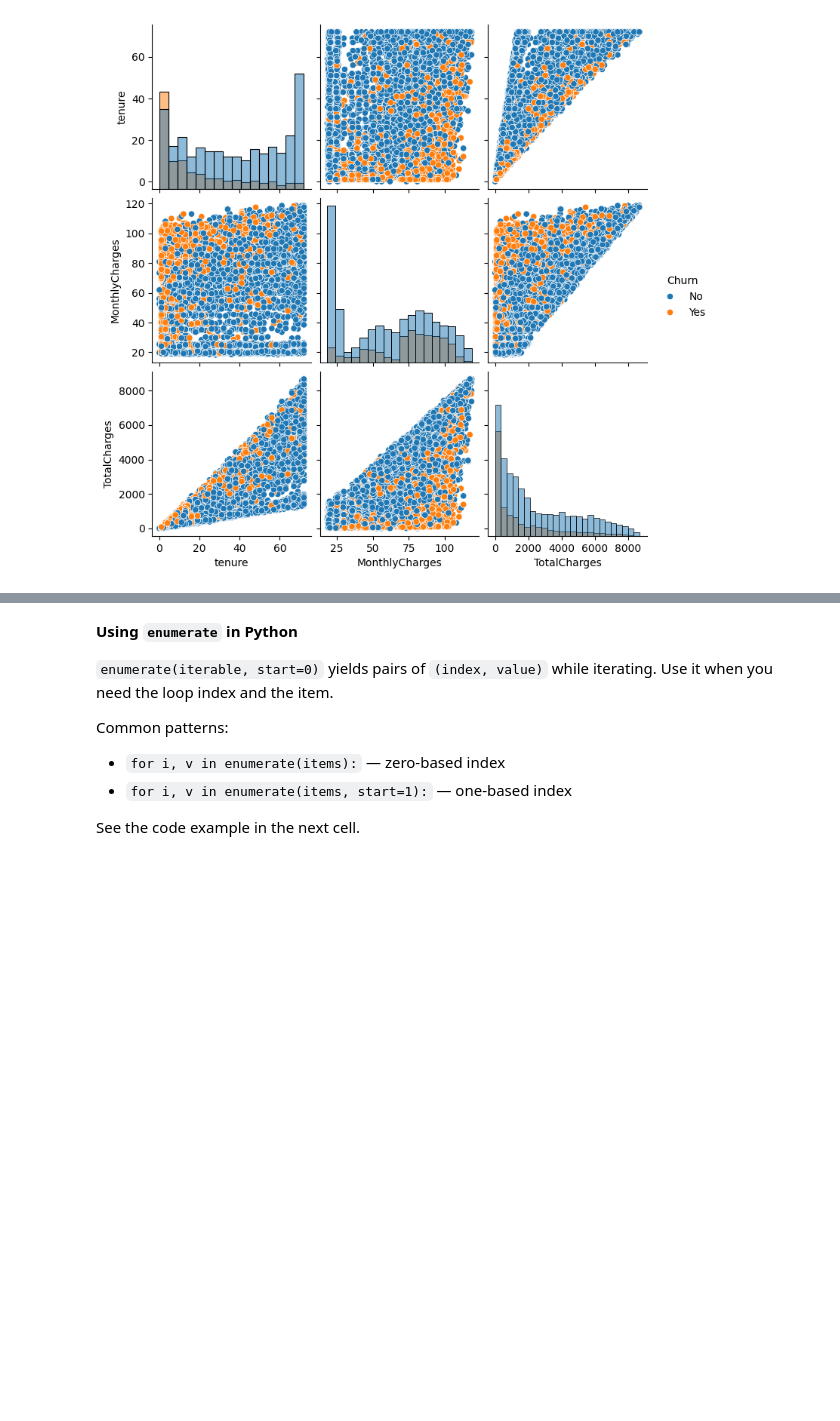
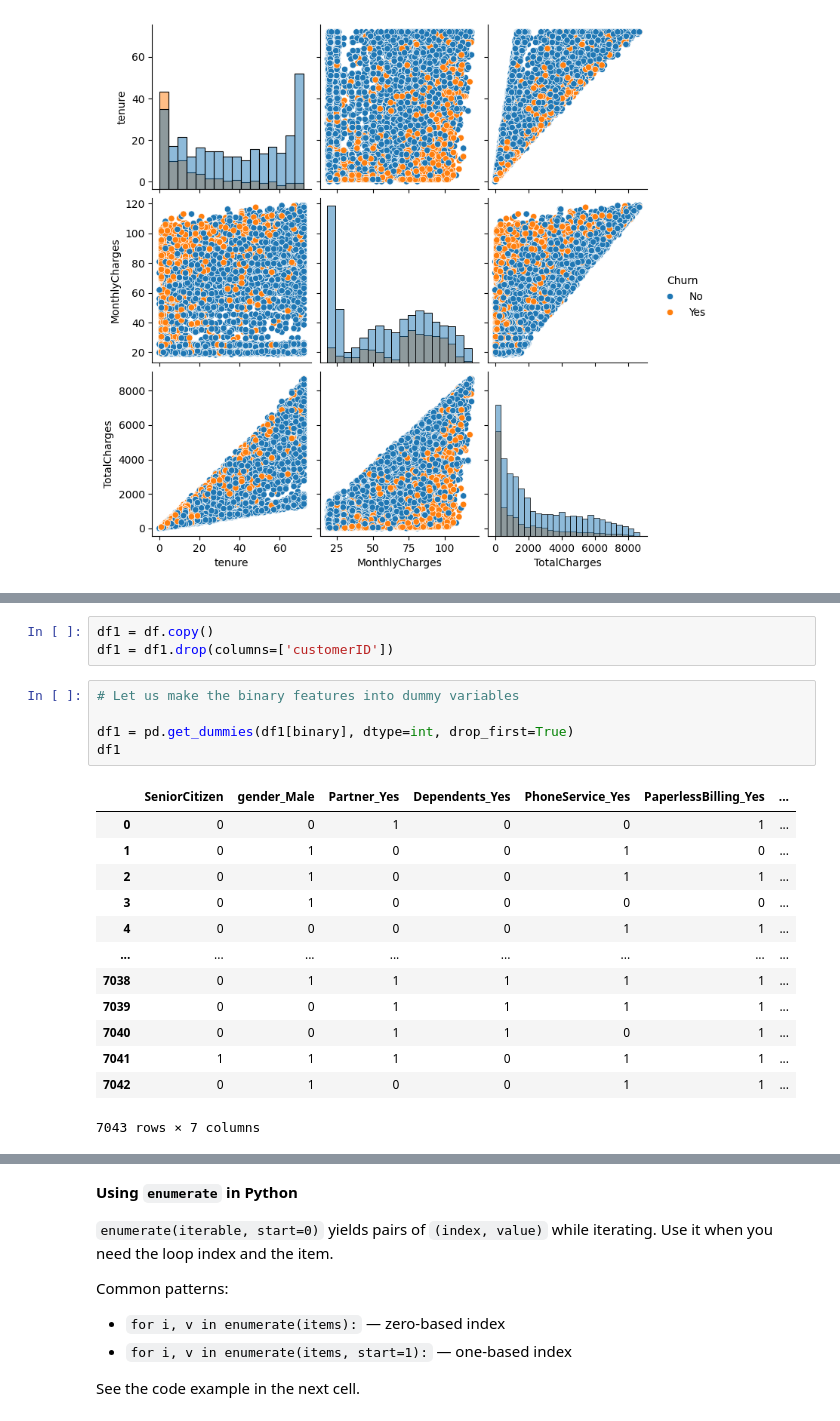
Before and after one commit to Sidik0001/Application-of-AI, a Jupyter notebook: AI.ipynb, the cells around one changed output, grey strips where cells are left out. Cells and saved outputs as stored; diff of their text form; blank space fills up the shorter version.

```diff
--- a/AI.ipynb
+++ b/AI.ipynb
@@ -147,0 +167,22 @@ for i, feature in enumerate(continuous, start=1):
+# %%
+df1 = df.copy()
+df1 = df1.drop(columns=['customerID'])
+# %%
+# Let us make the binary features into dummy variables
+
+df1 = pd.get_dummies(df1[binary], dtype=int, drop_first=True)
+df1
+# %% [output]
+|  | SeniorCitizen | gender_Male | Partner_Yes | Dependents_Yes | PhoneService_Yes | PaperlessBilling_Yes | ... |
+| 0 | 0 | 0 | 1 | 0 | 0 | 1 | ... |
+| 1 | 0 | 1 | 0 | 0 | 1 | 0 | ... |
+| 2 | 0 | 1 | 0 | 0 | 1 | 1 | ... |
+| 3 | 0 | 1 | 0 | 0 | 0 | 0 | ... |
+| 4 | 0 | 0 | 0 | 0 | 1 | 1 | ... |
+| ... | ... | ... | ... | ... | ... | ... | ... |
+| 7038 | 0 | 1 | 1 | 1 | 1 | 1 | ... |
+| 7039 | 0 | 0 | 1 | 1 | 1 | 1 | ... |
+| 7040 | 0 | 0 | 1 | 1 | 0 | 1 | ... |
+| 7041 | 1 | 1 | 1 | 0 | 1 | 1 | ... |
+| 7042 | 0 | 1 | 0 | 0 | 1 | 1 | ... |
+7043 rows × 7 columns
```
Also changed, not shown: parts of 7 cells of this notebook.
